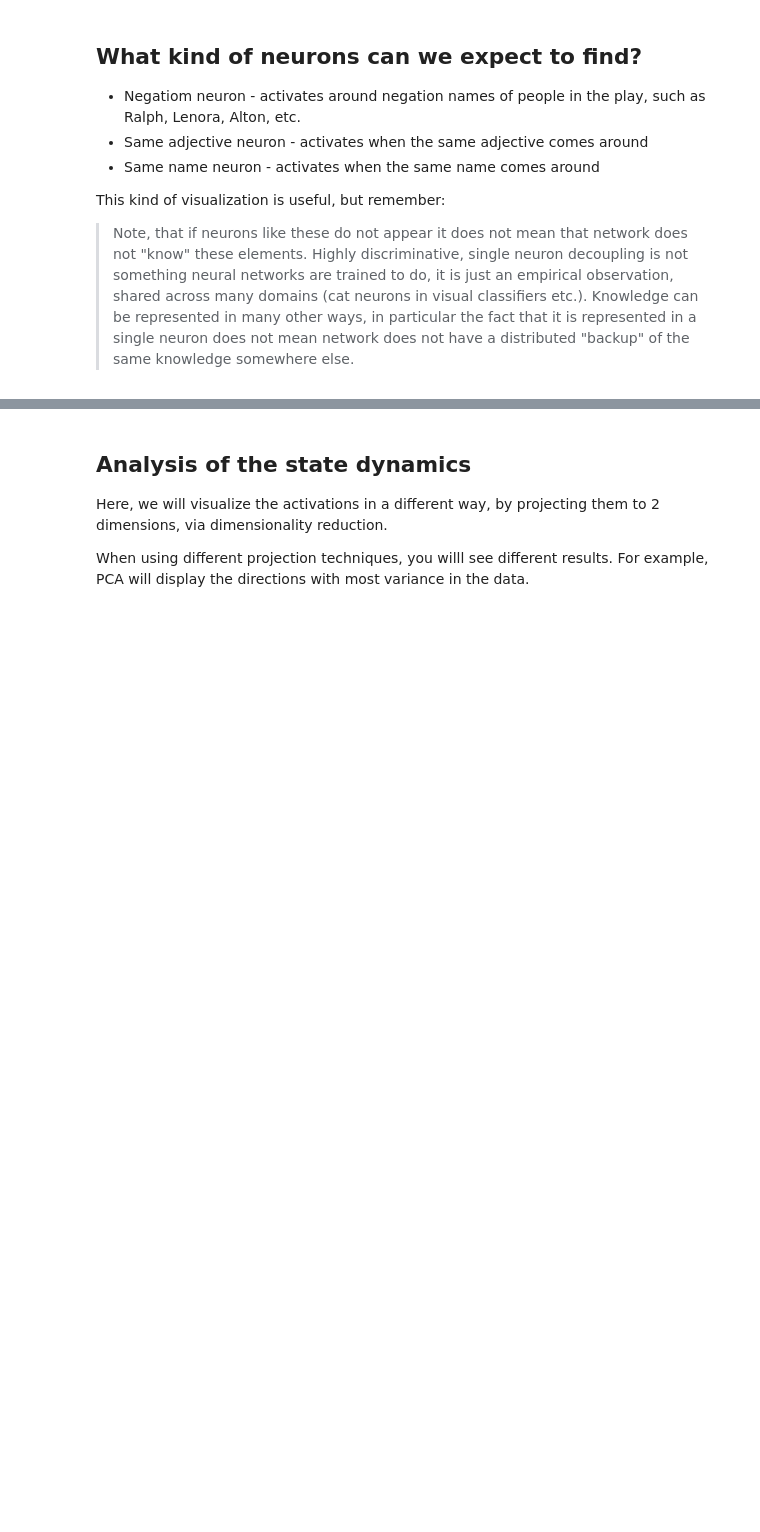
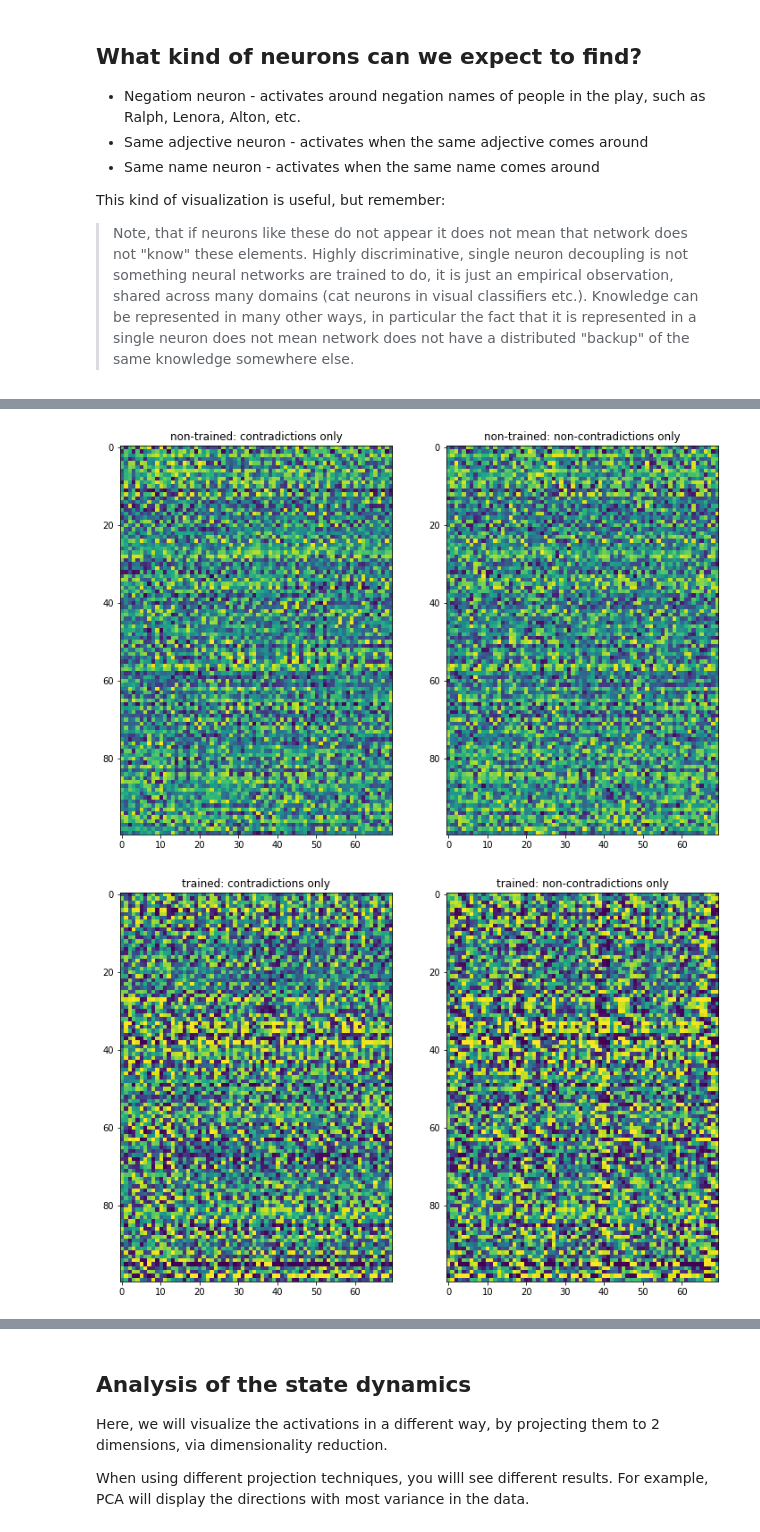
Before and after one commit to felipessalvatore/ContraQA, a Jupyter notebook: contra_qa/train/b1_v1_RNN.ipynb, the cells around one changed output, grey strips where cells are left out. Cells and saved outputs as stored; diff of their text form; code cells hidden in the pictures; blank space fills up the shorter version.

Commit message:
add picture plot

```diff
--- a/contra_qa/train/b1_v1_RNN.ipynb
+++ b/contra_qa/train/b1_v1_RNN.ipynb
@@ -776,0 +787,41 @@ This kind of visualization is useful, but remember:
+# %%
+def state2picture(state_contra, state_non_contra, title="picture"):
+    new_shape = (state_contra.shape[0] * state_contra.shape[1], state_contra.shape[2])
+    picture1 = state_contra.reshape(new_shape)
+    picture2 = state_non_contra.reshape(new_shape)
+    fig, axes = plt.subplots(1, 2, figsize=(12, 10))
+    for i, ax in enumerate(axes.flat):
+        if i % 2 == 0:
+            picture = picture1
+            ax.set_title(title + "contradictions only")
+        else:
+            picture = picture2
+            ax.set_title(title + "non-contradictions only")
+        ax.imshow(picture.T)
+    plt.show()
+# %%
+model = RNN(config)
+
+all_hiddend_states_contra, some_test_sentences_contra_pad = get_hidden(some_test_sentences_contra, model)
+all_hiddend_states_non_contra, some_test_sentences_non_contra_pad = get_hidden(some_test_sentences_non_contra, model)
+
+state2picture(all_hiddend_states_contra, all_hiddend_states_non_contra, title="non-trained: ")
+
+model = RNN(config)
+model.load_state_dict(torch.load('rnn_v1.pkl'))
+
+all_hiddend_states_contra, some_test_sentences_contra_pad = get_hidden(some_test_sentences_contra, model)
+all_hiddend_states_non_contra, some_test_sentences_non_contra_pad = get_hidden(some_test_sentences_non_contra, model)
+
+state2picture(all_hiddend_states_contra, all_hiddend_states_non_contra, title="trained: ")
+
+model = RNN(config)
+model.load_state_dict(torch.load('rnn_v1_neg.pkl'))
+
+all_hiddend_states_contra, some_test_sentences_contra_pad = get_hidden(some_test_sentences_contra, model)
+all_hiddend_states_non_contra, some_test_sentences_non_contra_pad = get_hidden(some_test_sentences_non_contra, model)
+
+state2picture(all_hiddend_states_contra, all_hiddend_states_non_contra, title="negative model: ")
+# %% [output]
+[figure, added]
+[figure, added]
```
Also changed, not shown: parts of 23 cells of this notebook.
